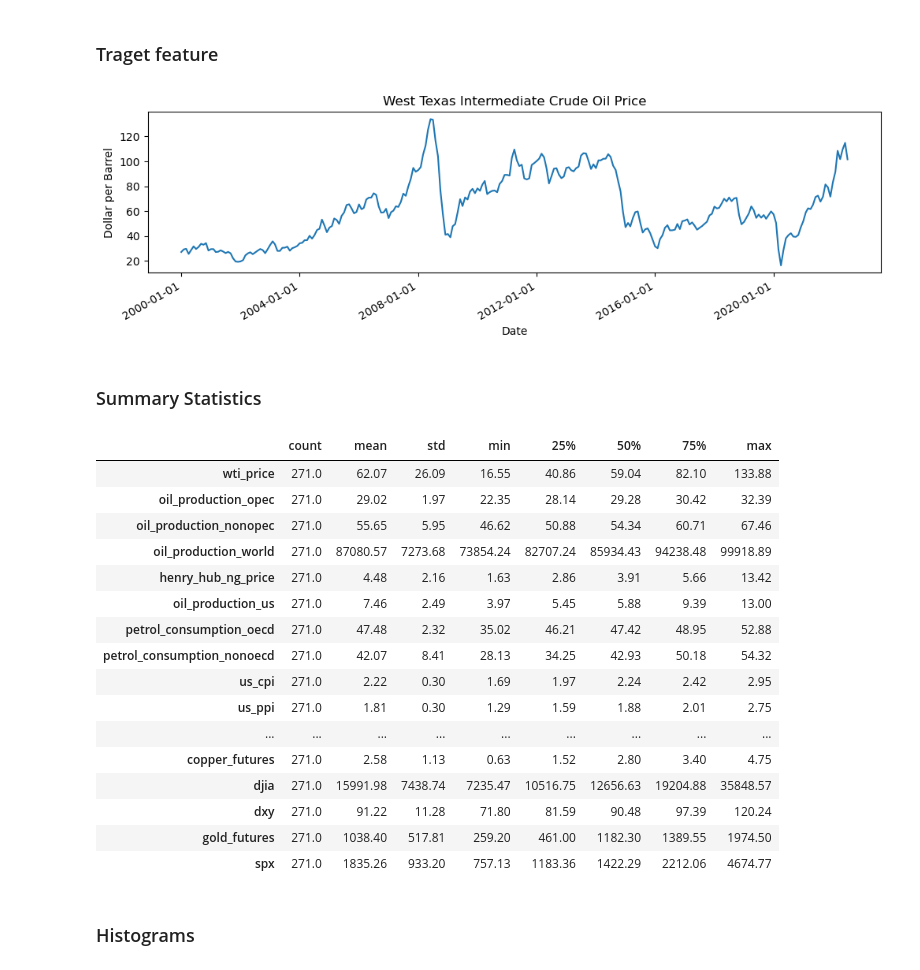
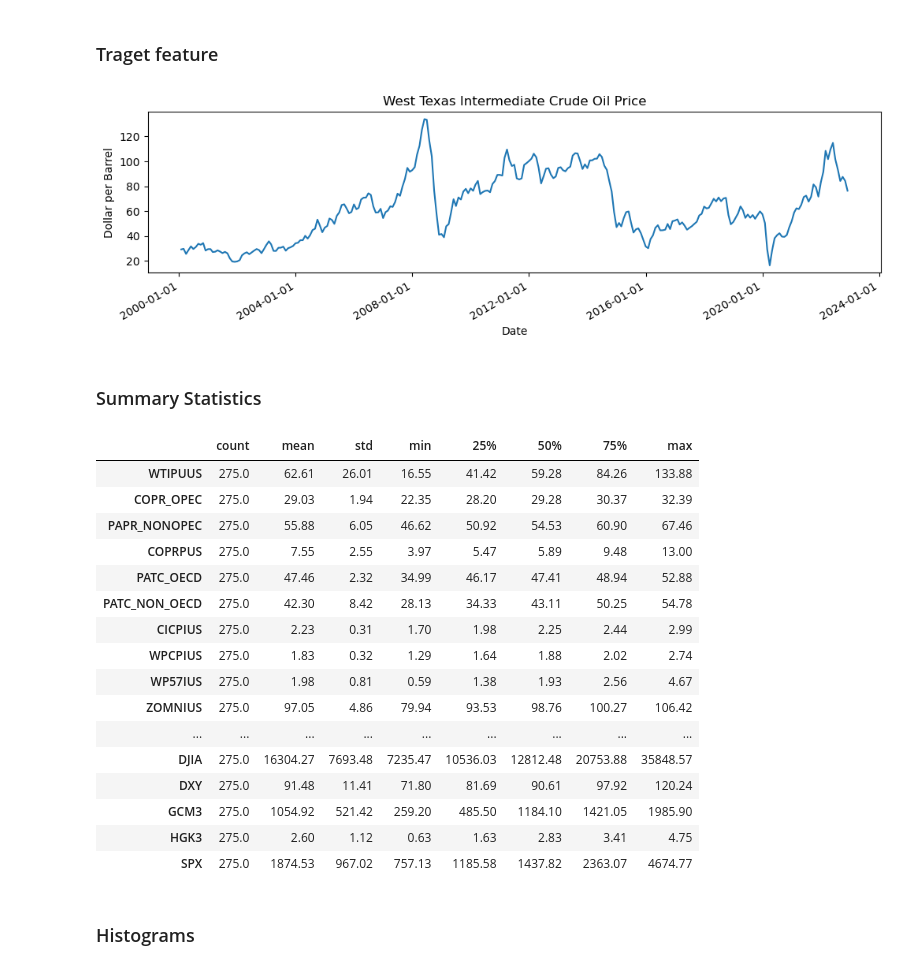
Before and after one commit to faridjn/WTI_Crude_Oil_Price_Prediction_Using_ML, a Jupyter notebook: notebooks/2.0_data_wrangling.ipynb, the cells around one changed output. Cells and saved outputs as stored; diff of their text form; code cells hidden in the pictures.

```diff
--- a/notebooks/2.0_data_wrangling.ipynb
+++ b/notebooks/2.0_data_wrangling.ipynb
@@ -34,7 +34,7 @@ ROOT_DIR = os.path.normpath(os.getcwd() + os.sep + os.pardir)
 
 #Define start and end dates
 fromDate = '2000-01-01'
-toDate = '2022-10-20'
+toDate = '2023-04-15'
 # %%
 def get_file_name(file_name):
     name_ext = file_name.split("\\")[-1]
@@ -43,9 +43,9 @@ def get_file_name(file_name):
 # %%
 #Provide the name of CSV datasets
 my_datasets_csv = [
-    'eia_data_raw.csv',
-    'fred_data_raw.csv',
-    'offline_data_raw.csv']
+    'eia_data.csv',
+    'fred_data.csv',
+    'offline_data.csv']
 # %%
 # Change directory one step back and save as the root directory
 ROOT_DIR = os.path.normpath(os.getcwd() + os.sep + os.pardir)
@@ -411,40 +392,40 @@ display_df(df, 7)
 # %%
 #Plot the target feature
 fig, ax = plt.subplots(figsize = (12,3))
-sns.lineplot(data = df, x = df.index, y = 'wti_price').set(ylabel = 'Dollar per Barrel', title = 'West Texas Intermediate Crude Oil Price')
+sns.lineplot(data = df, x = df.index, y = 'WTIPUUS').set(ylabel = 'Dollar per Barrel', title = 'West Texas Intermediate Crude Oil Price')
 
 # assign locator and formatter for the xaxis ticks.
 ax.xaxis.set_major_locator(mdates.AutoDateLocator())
 ax.xaxis.set_major_formatter(mdates.DateFormatter('%Y-%m-%d'))
 
 # put the labels at 45deg since they tend to be too long
 fig.autofmt_xdate()
 
 plt.show()
 # %% [output]
-[figure, old version]
+[figure, new version]
 # %% [markdown]
 ### Summary Statistics
 # %%
 df.describe().round(2).T
 # %% [output]
 |  | count | mean | std | min | 25% | 50% | 75% | max |
-| wti_price | 271.0 | 62.07 | 26.09 | 16.55 | 40.86 | 59.04 | 82.10 | 133.88 |
-| oil_production_opec | 271.0 | 29.02 | 1.97 | 22.35 | 28.14 | 29.28 | 30.42 | 32.39 |
-| oil_production_nonopec | 271.0 | 55.65 | 5.95 | 46.62 | 50.88 | 54.34 | 60.71 | 67.46 |
-| oil_production_world | 271.0 | 87080.57 | 7273.68 | 73854.24 | 82707.24 | 85934.43 | 94238.48 | 99918.89 |
-| henry_hub_ng_price | 271.0 | 4.48 | 2.16 | 1.63 | 2.86 | 3.91 | 5.66 | 13.42 |
-| oil_production_us | 271.0 | 7.46 | 2.49 | 3.97 | 5.45 | 5.88 | 9.39 | 13.00 |
-| petrol_consumption_oecd | 271.0 | 47.48 | 2.32 | 35.02 | 46.21 | 47.42 | 48.95 | 52.88 |
-| petrol_consumption_nonoecd | 271.0 | 42.07 | 8.41 | 28.13 | 34.25 | 42.93 | 50.18 | 54.32 |
-| us_cpi | 271.0 | 2.22 | 0.30 | 1.69 | 1.97 | 2.24 | 2.42 | 2.95 |
-| us_ppi | 271.0 | 1.81 | 0.30 | 1.29 | 1.59 | 1.88 | 2.01 | 2.75 |
+| WTIPUUS | 275.0 | 62.61 | 26.01 | 16.55 | 41.42 | 59.28 | 84.26 | 133.88 |
+| COPR_OPEC | 275.0 | 29.03 | 1.94 | 22.35 | 28.20 | 29.28 | 30.37 | 32.39 |
+| PAPR_NONOPEC | 275.0 | 55.88 | 6.05 | 46.62 | 50.92 | 54.53 | 60.90 | 67.46 |
+| COPRPUS | 275.0 | 7.55 | 2.55 | 3.97 | 5.47 | 5.89 | 9.48 | 13.00 |
+| PATC_OECD | 275.0 | 47.46 | 2.32 | 34.99 | 46.17 | 47.41 | 48.94 | 52.88 |
+| PATC_NON_OECD | 275.0 | 42.30 | 8.42 | 28.13 | 34.33 | 43.11 | 50.25 | 54.78 |
+| CICPIUS | 275.0 | 2.23 | 0.31 | 1.70 | 1.98 | 2.25 | 2.44 | 2.99 |
+| WPCPIUS | 275.0 | 1.83 | 0.32 | 1.29 | 1.64 | 1.88 | 2.02 | 2.74 |
+| WP57IUS | 275.0 | 1.98 | 0.81 | 0.59 | 1.38 | 1.93 | 2.56 | 4.67 |
+| ZOMNIUS | 275.0 | 97.05 | 4.86 | 79.94 | 93.53 | 98.76 | 100.27 | 106.42 |
 | ... | ... | ... | ... | ... | ... | ... | ... | ... |
-| copper_futures | 271.0 | 2.58 | 1.13 | 0.63 | 1.52 | 2.80 | 3.40 | 4.75 |
-| djia | 271.0 | 15991.98 | 7438.74 | 7235.47 | 10516.75 | 12656.63 | 19204.88 | 35848.57 |
-| dxy | 271.0 | 91.22 | 11.28 | 71.80 | 81.59 | 90.48 | 97.39 | 120.24 |
-| gold_futures | 271.0 | 1038.40 | 517.81 | 259.20 | 461.00 | 1182.30 | 1389.55 | 1974.50 |
-| spx | 271.0 | 1835.26 | 933.20 | 757.13 | 1183.36 | 1422.29 | 2212.06 | 4674.77 |
+| DJIA | 275.0 | 16304.27 | 7693.48 | 7235.47 | 10536.03 | 12812.48 | 20753.88 | 35848.57 |
+| DXY | 275.0 | 91.48 | 11.41 | 71.80 | 81.69 | 90.61 | 97.92 | 120.24 |
+| GCM3 | 275.0 | 1054.92 | 521.42 | 259.20 | 485.50 | 1184.10 | 1421.05 | 1985.90 |
+| HGK3 | 275.0 | 2.60 | 1.12 | 0.63 | 1.63 | 2.83 | 3.41 | 4.75 |
+| SPX | 275.0 | 1874.53 | 967.02 | 757.13 | 1185.58 | 1437.82 | 2363.07 | 4674.77 |
 # %% [markdown]
 ### Histograms
 # %%
```
Also changed, not shown: parts of 19 cells of this notebook, 1 other file.
